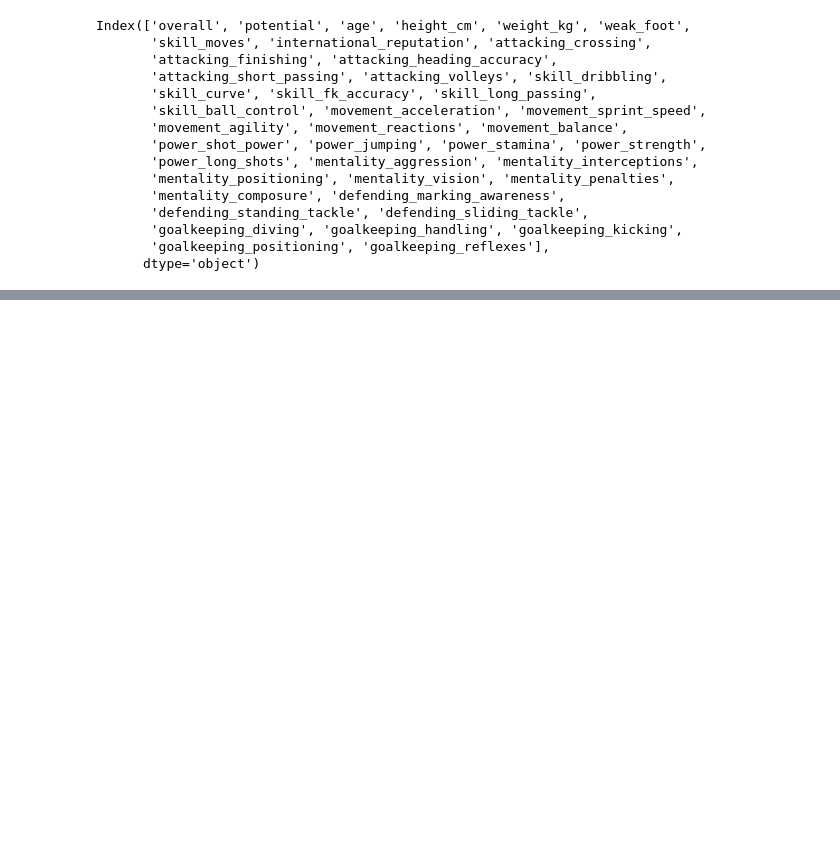
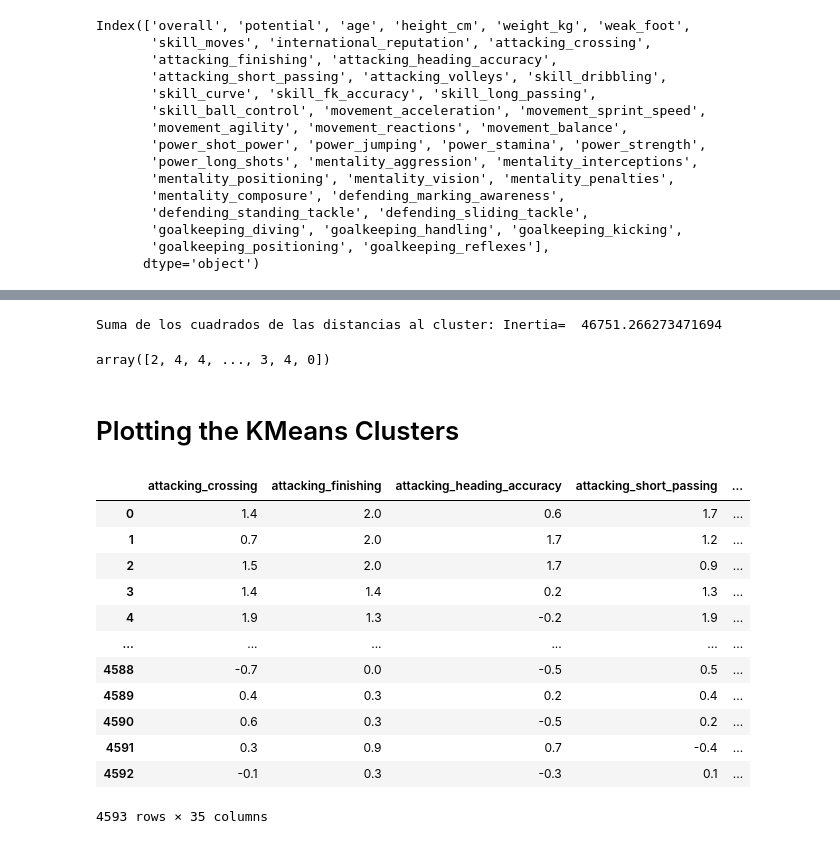
Before and after one commit to pablonicolasr/diplodatos-aans-2022-grupo32, a Jupyter notebook: entregable5_pablonicolasramos90.ipynb, the cells around one changed output, grey strips where cells are left out. Drawn from its saved outputs; the diff is of its cells as text; code cells hidden in the pictures; blank space fills up the shorter version.

```diff
--- a/entregable5_pablonicolasramos90.ipynb
+++ b/entregable5_pablonicolasramos90.ipynb
@@ -353,0 +360,25 @@ df_skills_z.head()
+# %%
+# Definimos a priori un número de clusters ya que es un hiperparámetro del algoritmo
+n_cluster = 5
+
+
+km = KMeans(
+    n_clusters=n_cluster,
+    init = 'k-means++',
+    random_state=42
+)
+
+
+y_km = km.fit_predict(df_skills_z)
+# %%
+# Recuperacion de etiquetas
+clusters = km.labels_
+print("Suma de los cuadrados de las distancias al cluster: Inertia= ", km.inertia_)
+# %% [output]
+Suma de los cuadrados de las distancias al cluster: Inertia=  46751.266273471694
+# %%
+y_km
+# %% [output]
+array([2, 4, 4, ..., 3, 4, 0])
+# %% [markdown]
+# Plotting the KMeans Clusters
@@ -353,0 +387,16 @@ df_skills_z.head()
+# %%
+df_skills_z
+# %% [output]
+|  | attacking_crossing | attacking_finishing | attacking_heading_accuracy | attacking_short_passing | ... |
+| 0 | 1.4 | 2.0 | 0.6 | 1.7 | ... |
+| 1 | 0.7 | 2.0 | 1.7 | 1.2 | ... |
+| 2 | 1.5 | 2.0 | 1.7 | 0.9 | ... |
+| 3 | 1.4 | 1.4 | 0.2 | 1.3 | ... |
+| 4 | 1.9 | 1.3 | -0.2 | 1.9 | ... |
+| ... | ... | ... | ... | ... | ... |
+| 4588 | -0.7 | 0.0 | -0.5 | 0.5 | ... |
+| 4589 | 0.4 | 0.3 | 0.2 | 0.4 | ... |
+| 4590 | 0.6 | 0.3 | -0.5 | 0.2 | ... |
+| 4591 | 0.3 | 0.9 | 0.7 | -0.4 | ... |
+| 4592 | -0.1 | 0.3 | -0.3 | 0.1 | ... |
+4593 rows × 35 columns
```
Also changed, not shown: parts of 19 cells of this notebook.
